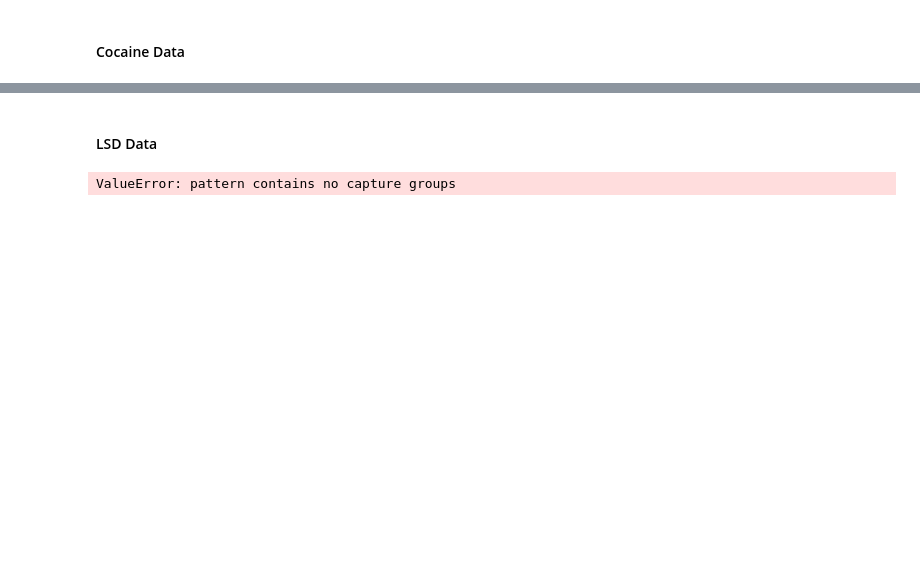
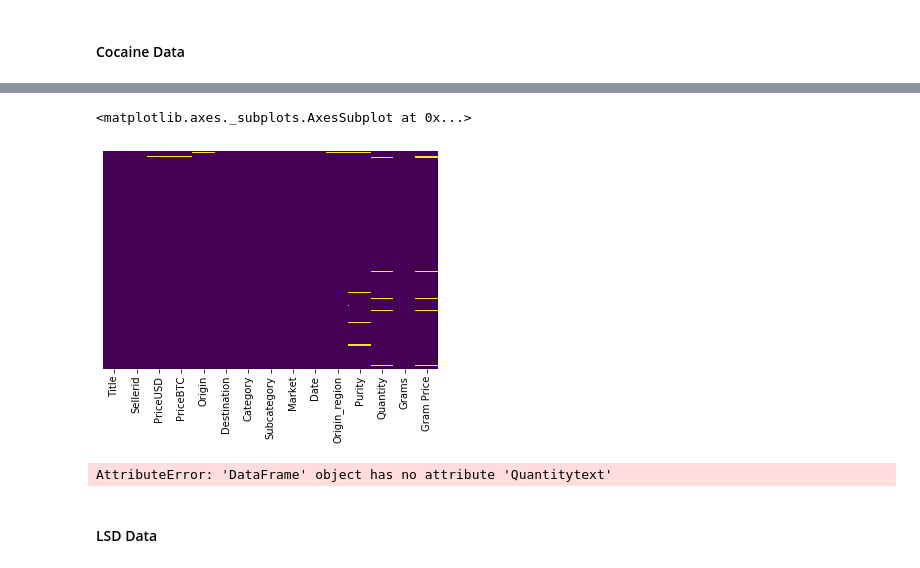
Before and after one commit to danielpetterson/darkwebmarkets, a Jupyter notebook: darknet_1.ipynb, the cells around one changed output, grey strips where cells are left out. Cells and saved outputs as stored; diff of their text form; code cells hidden in the pictures; blank space fills up the shorter version.

```diff
--- a/darknet_1.ipynb
+++ b/darknet_1.ipynb
@@ -31,6 +31,8 @@ dfdnm.head()
 | 2 | 1 g Sample Berry Diesel Haze Hone... | TheSecretGarden | 45.00 | 0.07685 | 5.0 | 0.0 | United States | Worldwide | Cannabis | Cannabis | ... |
 | 3 | 4 Oz. (112 g) Berry Diesel Haze H... | TheSecretGarden | 2800.00 | 4.78183 | 5.0 | 0.0 | United States | United States | Cannabis | Cannabis | ... |
 | 4 | 2 Oz. (56 g) Berry Diesel Haze Ho... | TheSecretGarden | 1500.00 | 2.56169 | 5.0 | 0.0 | United States | United States | Cannabis | Cannabis | ... |
+# %%
+dfdnm['Origin'] = dfdnm.Origin.fillna(dfdnm.groupby('Sellerid').Origin.transform('last'))
 # %% [markdown]
 #### Standardise Values Across Markets
 There are cases of alternative spelling and classification differences across the markets so it is best to create dictionaries to map these to standardised values. Using a dictionary is both faster than iterating over rows to replace values and will allow us to more easily add data from other sources in future.
@@ -707,6 +705,6 @@ dfcoca = dfclean[cocaina]
 # %%
-dfcoca['Origin'].value_counts()
-pure = re.compile('\d+%')
-dfpure = dfcoca[dfcoca['Title'].str.contains(pure)]
-#dfcoca['Purity'] =
-#dfcoca['Title'].str.extract(r'\d+%')
+# dfcoca['Origin'].value_counts()
+# pure = re.compile('\d+%')
+# dfpure = dfcoca[dfcoca['Title'].str.contains(pure)]
+# #dfcoca['Purity'] =
+# #dfcoca['Title'].str.extract(r'\d+%')
@@ -715,0 +772,3 @@ dfpure = dfcoca[dfcoca['Title'].str.contains(pure)]
+# %%
+dfcoca = dfcoca.dropna(subset=['PriceUSD'])
+dfcoca[dfcoca.isnull().any(axis=1)]
@@ -716,11 +793,18 @@ dfpure = dfcoca[dfcoca['Title'].str.contains(pure)]
+# %%
+# Plot missingness
+sns.heatmap(dfcoca.isnull(),
+           yticklabels=False,
+           cbar=False,
+           cmap='viridis')
+# %% [output]
+<matplotlib.axes._subplots.AxesSubplot at 0x...>
+[figure, added]
+# %%
+dfcoca[dfcoca.isnull().Quantitytext]
+# %% [output]
+AttributeError: 'DataFrame' object has no attribute 'Quantitytext'
 # %% [markdown]
 #### LSD Data
-# %%
-quant = re.compile('x?.?\d+.*?x')
-#dflsd = dflsd[dflsd['Title'].str.contains(quant)]
-dflsd['Title1'].str.extract(quant)
-# %% [output]
-ValueError: pattern contains no capture groups
 # %%
 # Subset obs to titles containing LSD or listings in LSD subcategory
 key = re.compile('LSD')
```
Also changed, not shown: parts of 13 cells of this notebook.
